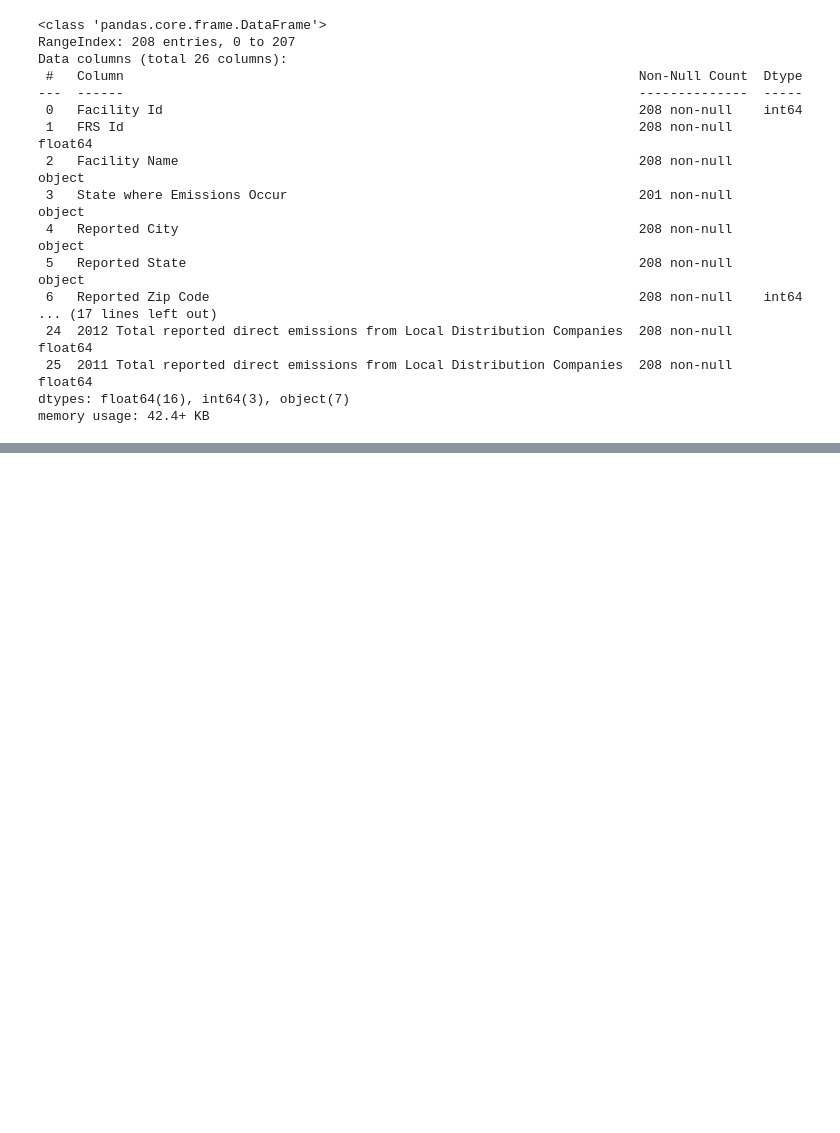
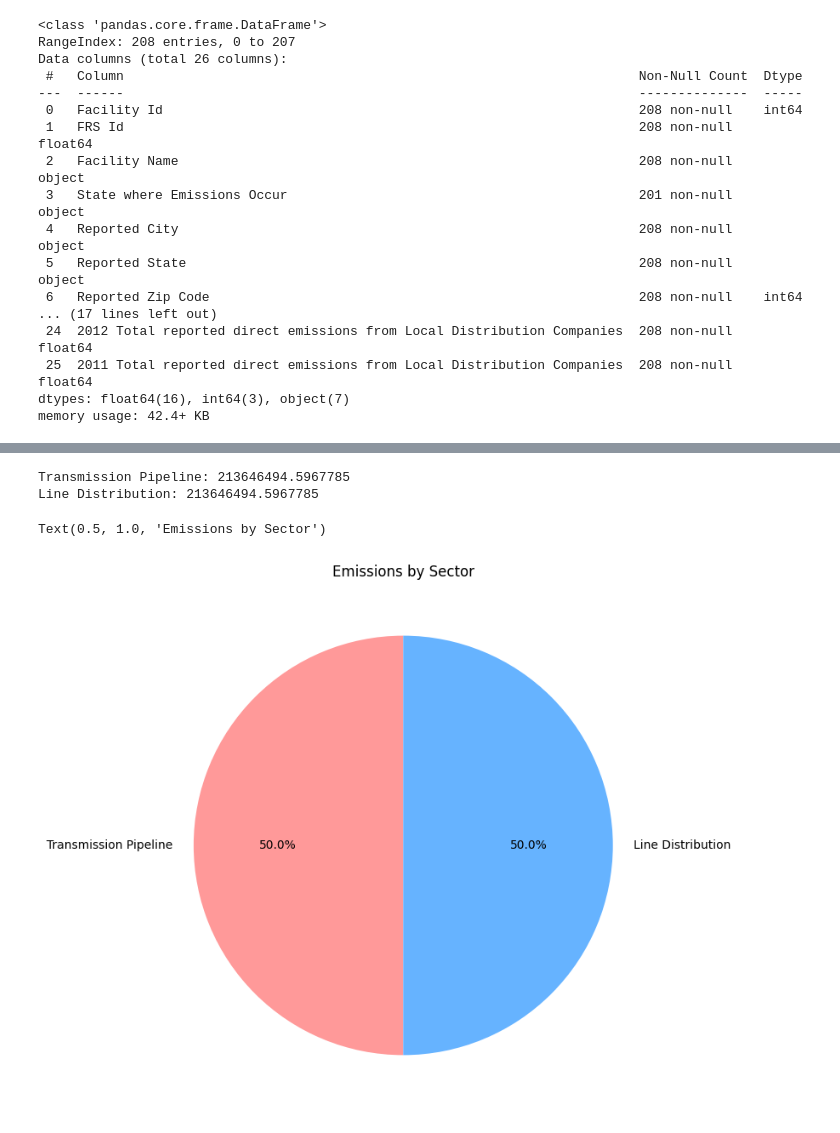
Before and after one commit to Hank16/Data_Viz, a Jupyter notebook: Emissions.ipynb, the cells around one changed output, grey strips where cells are left out. Cells and saved outputs as stored; diff of their text form; code cells hidden in the pictures; blank space fills up the shorter version.

```diff
--- a/Emissions.ipynb
+++ b/Emissions.ipynb
@@ -81,0 +134,28 @@ plt.show()
+# %%
+transmission_total = np.sum(column_sums_TP)
+distribution_total = np.sum(column_sums_LDC)
+
+print("Transmission Pipeline:", transmission_total)
+print("Line Distribution:", distribution_total)
+
+sector_emissions = {
+    "Transmission Pipeline": transmission_total,
+    "Line Distribution": distribution_total
+}
+
+plt.figure(figsize=(8, 8))
+
+plt.pie(
+    sector_emissions.values(),
+    labels=sector_emissions.keys(),
+    autopct="%1.1f%%",
+    startangle=90,
+    colors=["#ff9999", "#66b3ff"]
+)
+
+plt.title("Emissions by Sector")
+# %% [output]
+Transmission Pipeline: 213646494.5967785
+Line Distribution: 213646494.5967785
+Text(0.5, 1.0, 'Emissions by Sector')
+[figure, added]
```
Also changed, not shown: parts of 5 cells of this notebook.
